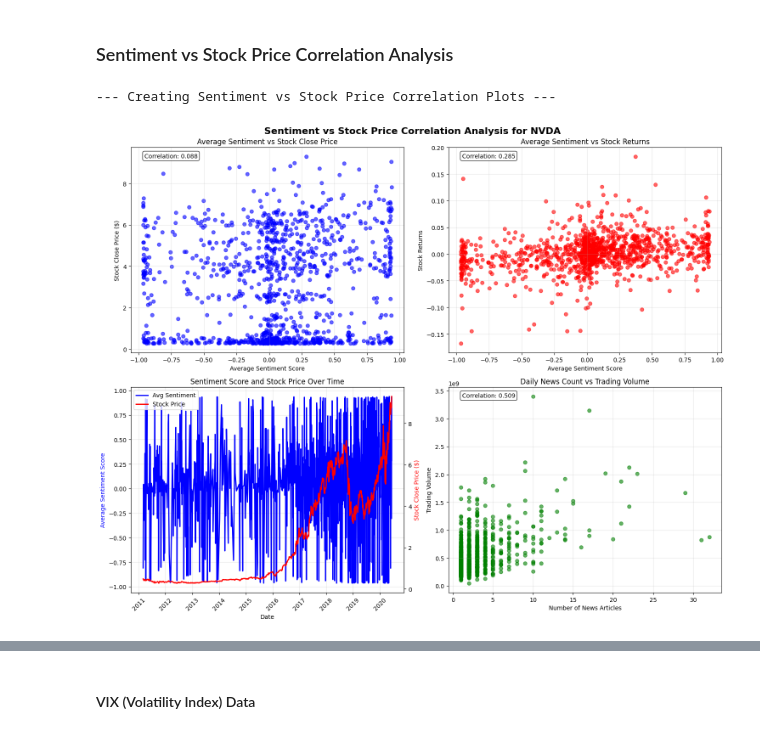
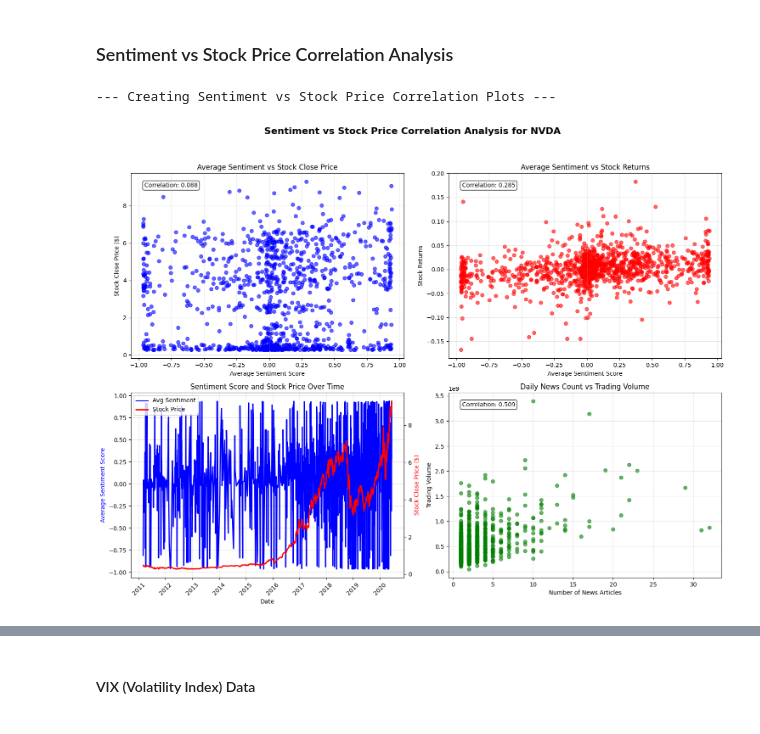
Before and after one commit to SandyCompetent/stock_market_analysis, a Jupyter notebook: main_analysis.ipynb, the cells around one changed output, grey strips where cells are left out. Drawn from its saved outputs; the diff is of its cells as text; code cells hidden in the pictures.

```diff
--- a/main_analysis.ipynb
+++ b/main_analysis.ipynb
@@ -427,29 +417,43 @@ Technical indicators calculated.
 ### Sentiment vs Stock Price Correlation Analysis
 # %%
 %%time
+import pandas as pd
+import matplotlib.pyplot as plt
+# Assuming 'tech_data' and 'daily_sentiment_df' are already loaded
+# and 'cfg' is a configuration object with STOCK_SYMBOL and OUTPUT_DIR.
+
 # Create sentiment vs stock price correlation plots
 print("\n--- Creating Sentiment vs Stock Price Correlation Plots ---")
 
 # Prepare data for correlation analysis
 # Convert tech_data index to date for merging with sentiment data
 tech_data_daily = tech_data.copy()
-tech_data_daily.index = tech_data_daily.index.tz_localize(None) if tech_data_daily.index.tz is not None else tech_data_daily.index
-tech_data_daily['Date'] = tech_data_daily.index.date
-tech_data_daily = tech_data_daily.groupby('Date').agg({
+tech_data_daily.index = tech_data_daily.index.tz_localize(
+    None) if tech_data_daily.index.tz is not None else tech_data_daily.index
+
+# --- FIX START ---
+# Group by day directly using the index. This avoids the ambiguity
+# of having an index and a column with the same name ('Date').
+# The .floor('D') method truncates the time part of the index, leaving just the date,
+# which is perfect for daily aggregation.
+tech_data_daily = tech_data_daily.groupby(tech_data_daily.index.floor('D')).agg({
     'Close': 'last',
     'Returns': 'sum',
     'Volume': 'sum'
-}).reset_index()
-tech_data_daily['Date'] = pd.to_datetime(tech_data_daily['Date'])
-tech_data_daily.set_index('Date', inplace=True)
+})
+# The index is now a daily DatetimeIndex, ready for joining.
+# --- FIX END ---
+
 
 # Merge sentiment and stock data
+# The index of both DataFrames should now be a daily DatetimeIndex
 sentiment_stock_merged = daily_sentiment_df.join(tech_data_daily, how='inner')
 
 if not sentiment_stock_merged.empty:
     # Create correlation plots
     fig, axes = plt.subplots(2, 2, figsize=(15, 12))
-    fig.suptitle(f'Sentiment vs Stock Price Correlation Analysis for {cfg.STOCK_SYMBOL}', fontsize=16, fontweight='bold')
+    fig.suptitle(f'Sentiment vs Stock Price Correlation Analysis for {cfg.STOCK_SYMBOL}', fontsize=16,
+                 fontweight='bold')
 
     # 1. Sentiment Score vs Stock Price
     axes[0, 0].scatter(sentiment_stock_merged['Avg_Sentiment'], sentiment_stock_merged['Close'],
@@ -462,7 +466,7 @@ if not sentiment_stock_merged.empty:
     # Add correlation coefficient
     corr_price = sentiment_stock_merged['Avg_Sentiment'].corr(sentiment_stock_merged['Close'])
     axes[0, 0].text(0.05, 0.95, f'Correlation: {corr_price:.3f}', transform=axes[0, 0].transAxes,
-                    bbox=dict(boxstyle='round', facecolor='white', alpha=0.8))
+                    verticalalignment='top', bbox=dict(boxstyle='round', facecolor='white', alpha=0.8))
 
     # 2. Sentiment Score vs Stock Returns
     axes[0, 1].scatter(sentiment_stock_merged['Avg_Sentiment'], sentiment_stock_merged['Returns'],
@@ -475,7 +479,7 @@ if not sentiment_stock_merged.empty:
     # Add correlation coefficient
     corr_returns = sentiment_stock_merged['Avg_Sentiment'].corr(sentiment_stock_merged['Returns'])
     axes[0, 1].text(0.05, 0.95, f'Correlation: {corr_returns:.3f}', transform=axes[0, 1].transAxes,
-                    bbox=dict(boxstyle='round', facecolor='white', alpha=0.8))
+                    verticalalignment='top', bbox=dict(boxstyle='round', facecolor='white', alpha=0.8))
 
     # 3. Time series comparison
     ax1 = axes[1, 0]
@@ -496,36 +500,36 @@ if not sentiment_stock_merged.empty:
     # Combine legends
     lines = line1 + line2
     labels = [l.get_label() for l in lines]
     ax1.legend(lines, labels, loc='upper left')
 
     # 4. News Count vs Stock Volume
     axes[1, 1].scatter(sentiment_stock_merged['News_Count'], sentiment_stock_merged['Volume'],
                        alpha=0.6, color='green')
     axes[1, 1].set_title('Daily News Count vs Trading Volume')
     axes[1, 1].set_xlabel('Number of News Articles')
     axes[1, 1].set_ylabel('Trading Volume')
     axes[1, 1].grid(True, alpha=0.3)
 
     # Add correlation coefficient
     corr_volume = sentiment_stock_merged['News_Count'].corr(sentiment_stock_merged['Volume'])
     axes[1, 1].text(0.05, 0.95, f'Correlation: {corr_volume:.3f}', transform=axes[1, 1].transAxes,
-                    bbox=dict(boxstyle='round', facecolor='white', alpha=0.8))
+                    verticalalignment='top', bbox=dict(boxstyle='round', facecolor='white', alpha=0.8))
 
-    plt.tight_layout()
+    plt.tight_layout(rect=[0, 0.03, 1, 0.95]) # Adjust layout to make room for suptitle
     plt.savefig(f'{cfg.OUTPUT_DIR}/sentiment_stock_correlation_plots.png', dpi=300, bbox_inches='tight')
     plt.show()
 
     # Print correlation summary
     print(f"\n--- Correlation Summary ---")
     print(f"Sentiment vs Stock Price: {corr_price:.4f}")
     print(f"Sentiment vs Stock Returns: {corr_returns:.4f}")
     print(f"News Count vs Trading Volume: {corr_volume:.4f}")
     print("✅ Sentiment vs stock price correlation plots created and saved.")
 else:
     print("⚠️ No overlapping dates found between sentiment and stock data for correlation analysis.")
 # %% [output]
 --- Creating Sentiment vs Stock Price Correlation Plots ---
-[figure, old version]
+[figure, new version]
 --- Correlation Summary ---
 Sentiment vs Stock Price: 0.0880
 Sentiment vs Stock Returns: 0.2850
```
Also changed, not shown: parts of 48 cells of this notebook, 4 other files.
